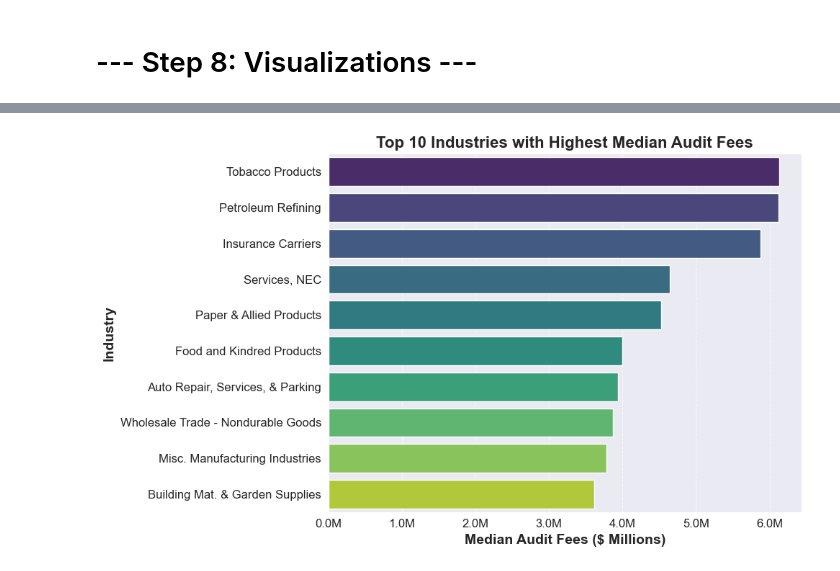
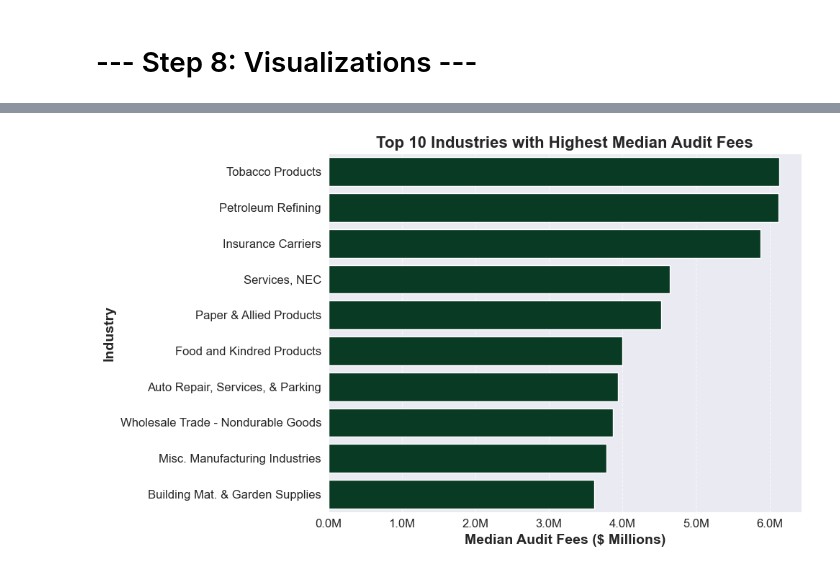
Before and after one commit to johnpatrickcampbell/ac_547_final_project_1_audit_fees, a Jupyter notebook: final_project_submission/group_8_notebook_submission.ipynb, the cells around one changed output, grey strips where cells are left out. Cells and saved outputs as stored; diff of their text form; code cells hidden in the pictures.

```diff
--- a/final_project_submission/group_8_notebook_submission.ipynb
+++ b/final_project_submission/group_8_notebook_submission.ipynb
@@ -604,33 +614,32 @@ sic_names_high = {
 
 # 4. Apply Names
 top_10_highest['Industry_Name'] = top_10_highest['SIC_CODE'].map(sic_names_high).fillna('SIC ' + top_10_highest['SIC_CODE'])
 
 # 5. Create the Plot
 plt.figure(figsize=(10, 6))
 sns.barplot(
     data=top_10_highest,
     x='Median_Fee',
     y='Industry_Name',
-    hue='Industry_Name',
-    palette='viridis',
+    color='#004225',
     legend=False,  # Using 'magma' to signify "hot/expensive"
 )
 
 # --- FONT & FORMATTING ---
 plt.title('Top 10 Industries with Highest Median Audit Fees', fontsize=16, fontweight='bold')
 plt.xlabel('Median Audit Fees ($ Millions)', fontsize=14, fontweight='bold')
 plt.ylabel('Industry', fontsize=14, fontweight='bold')
 plt.xticks(fontsize=12)
 plt.yticks(fontsize=12)
 
 # Format X-axis to "6.0M"
 def millions_formatter(x, pos):
     return f'{x / 1e6:.1f}M'
 
 plt.gca().xaxis.set_major_formatter(FuncFormatter(millions_formatter))
 
 plt.grid(axis='x', linestyle='--', alpha=0.7)
 plt.tight_layout()
 plt.show()
 # %% [output]
-[figure, old version]
+[figure, new version]
```
Also changed, not shown: parts of 22 cells of this notebook.
